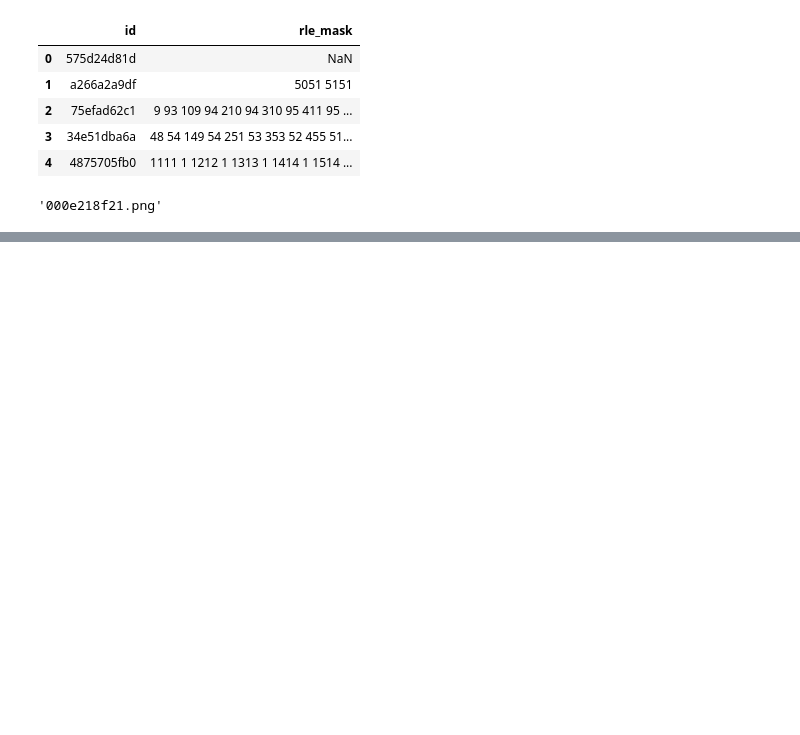
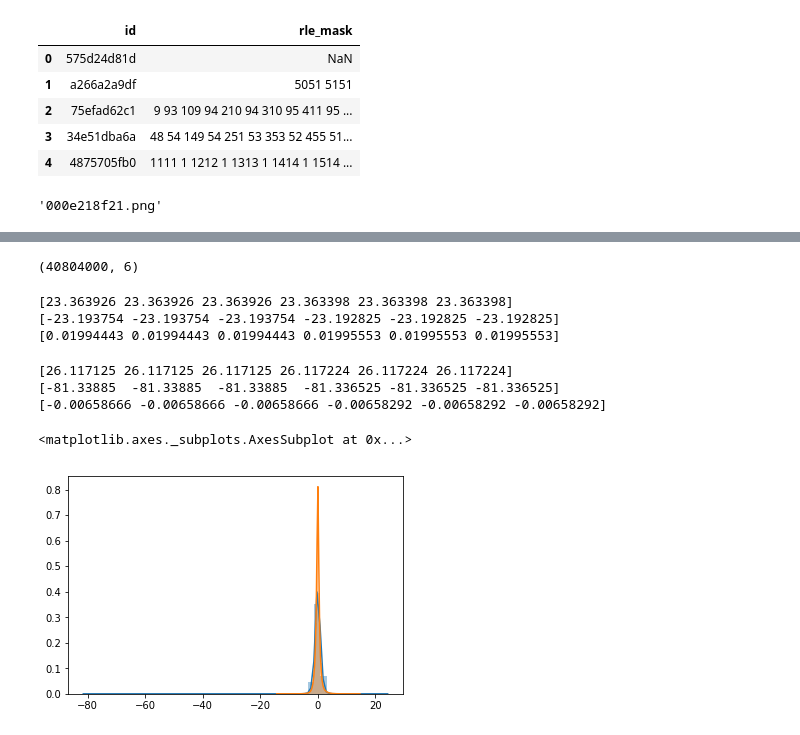
Before and after one commit to karlwong/salt, a Jupyter notebook: analysis/exploration/DataExploration.ipynb, the cells around one changed output, grey strips where cells are left out. Cells and saved outputs as stored; diff of their text form; code cells hidden in the pictures; blank space fills up the shorter version.

```diff
--- a/analysis/exploration/DataExploration.ipynb
+++ b/analysis/exploration/DataExploration.ipynb
@@ -163,0 +127,2 @@ array([0.5137255, 0.5137255, 0.5137255], dtype=float32)
+# %%
+x_normalized = ((x_input-x_mean)/x_sd)
@@ -163,0 +164,38 @@ array([0.5137255, 0.5137255, 0.5137255], dtype=float32)
+# %%
+x_normalized = np.moveaxis(x_normalized,2,3)
+x_normalized = np.nan_to_num(x_normalized)
+# %%
+x1 = x_normalized.reshape(-1,6)[y==1]
+x0 = x_normalized.reshape(-1,6)[y==0]
+# %%
+x.shape
+# %% [output]
+(40804000, 6)
+# %%
+print(np.max(x1,axis=0))
+print(np.min(x1,axis=0))
+print(np.mean(x1,axis=0))
+# %% [output]
+[23.363926 23.363926 23.363926 23.363398 23.363398 23.363398]
+[-23.193754 -23.193754 -23.193754 -23.192825 -23.192825 -23.192825]
+[0.01994443 0.01994443 0.01994443 0.01995553 0.01995553 0.01995553]
+# %%
+print(np.max(x0,axis=0))
+print(np.min(x0,axis=0))
+print(np.mean(x0,axis=0))
+# %% [output]
+[26.117125 26.117125 26.117125 26.117224 26.117224 26.117224]
+[-81.33885  -81.33885  -81.33885  -81.336525 -81.336525 -81.336525]
+[-0.00658666 -0.00658666 -0.00658666 -0.00658292 -0.00658292 -0.00658292]
+# %%
+n0=x0.shape[0]
+t0=np.random.choice(range(n0), size=int(n0*0.1), replace=False)
+
+n1=x1.shape[0]
+t1=np.random.choice(range(n1), size=int(n1*0.1), replace=False)
+# %%
+sns.distplot(x0[t0,0])
+sns.distplot(x1[t1,0])
+# %% [output]
+<matplotlib.axes._subplots.AxesSubplot at 0x...>
+[figure, added]
```
Also changed, not shown: parts of 39 cells of this notebook.
